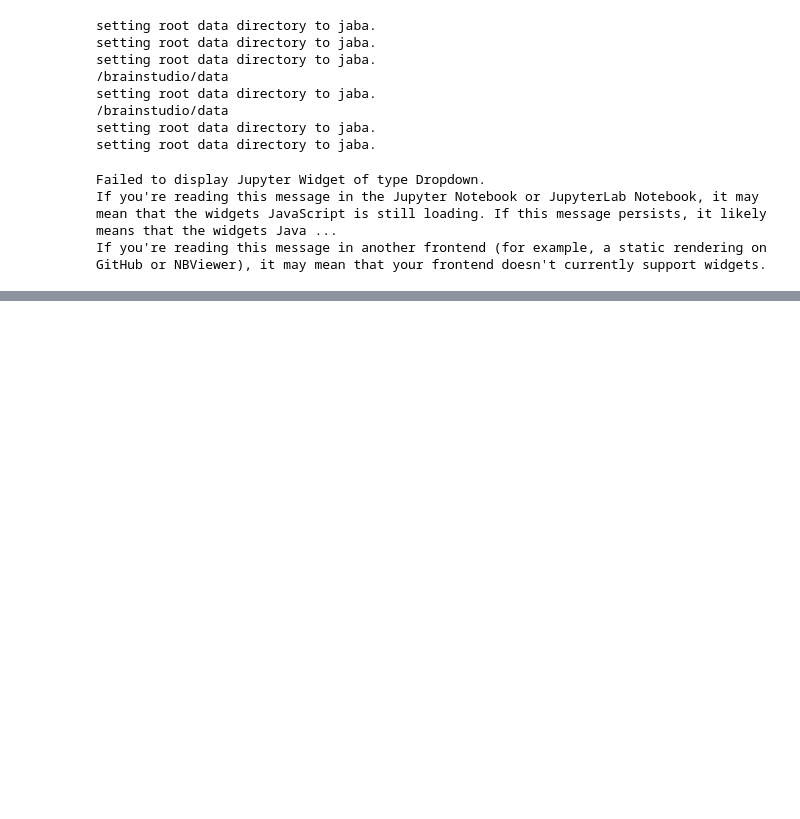
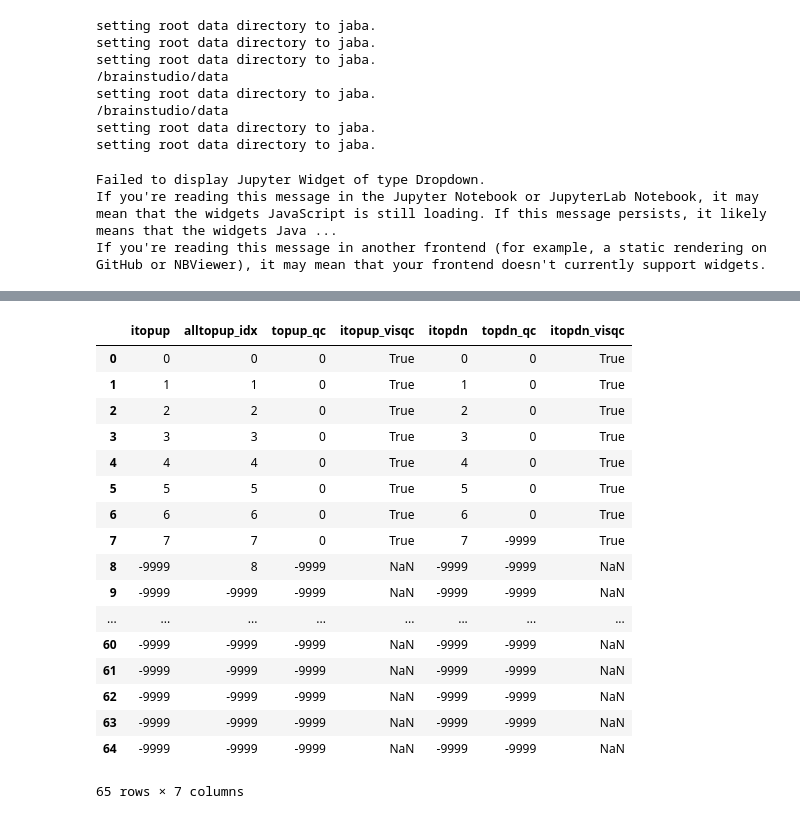
Before and after one commit to mrjeffstevenson3/mmimproc, a Jupyter notebook: ipn/dwi_visual_qc.ipynb, the cells around one changed output, grey strips where cells are left out. Cells and saved outputs as stored; diff of their text form; code cells hidden in the pictures; blank space fills up the shorter version.

```diff
--- a/ipn/dwi_visual_qc.ipynb
+++ b/ipn/dwi_visual_qc.ipynb
@@ -50,6 +72,8 @@ all_dwi_auto_qc['itopup_isnum'] = all_dwi_auto_qc['itopup'].str.isnumeric()
 all_dwi_auto_qc['itopdn_isnum'] = all_dwi_auto_qc['itopdn'].str.isnumeric()
 all_dwi_auto_qc.loc[all_dwi_auto_qc.itopup_isnum, 'itopup_visqc'] = True
 all_dwi_auto_qc.loc[all_dwi_auto_qc.itopdn_isnum, 'itopdn_visqc'] = True
+all_dwi_auto_qc.itopup_visqc.fillna(False, inplace=True)
+all_dwi_auto_qc.itopdn_visqc.fillna(False, inplace=True)
 all_dwi_auto_qc.loc[:, 'dwi_visqc'] = True
 with WorkingContext(str(Path(pick['dwi_fname']).parent/'qc')):
     topup_gvolspng = open('{subj}_{session}_topup8b0-qc_good_plot.png'.format(**pick), 'rb').read()
@@ -91,3 +115,24 @@ topupdn_box = widgets.Box(children=items+[topupdn_w], layout=box_layout)
 topupdn_box
 # %% [output]
 [interactive output not drawn]
+# %%
+topupdn_w.get_changed_df()
+# %% [output]
+|  | itopup | alltopup_idx | topup_qc | itopup_visqc | itopdn | topdn_qc | itopdn_visqc |
+| 0 | 0 | 0 | 0 | True | 0 | 0 | True |
+| 1 | 1 | 1 | 0 | True | 1 | 0 | True |
+| 2 | 2 | 2 | 0 | True | 2 | 0 | True |
+| 3 | 3 | 3 | 0 | True | 3 | 0 | True |
+| 4 | 4 | 4 | 0 | True | 4 | 0 | True |
+| 5 | 5 | 5 | 0 | True | 5 | 0 | True |
+| 6 | 6 | 6 | 0 | True | 6 | 0 | True |
+| 7 | 7 | 7 | 0 | True | 7 | -9999 | True |
+| 8 | -9999 | 8 | -9999 | NaN | -9999 | -9999 | NaN |
+| 9 | -9999 | -9999 | -9999 | NaN | -9999 | -9999 | NaN |
+| ... | ... | ... | ... | ... | ... | ... | ... |
+| 60 | -9999 | -9999 | -9999 | NaN | -9999 | -9999 | NaN |
+| 61 | -9999 | -9999 | -9999 | NaN | -9999 | -9999 | NaN |
+| 62 | -9999 | -9999 | -9999 | NaN | -9999 | -9999 | NaN |
+| 63 | -9999 | -9999 | -9999 | NaN | -9999 | -9999 | NaN |
+| 64 | -9999 | -9999 | -9999 | NaN | -9999 | -9999 | NaN |
+65 rows × 7 columns
```
Also changed, not shown: parts of 3 cells of this notebook, 1 other file.
